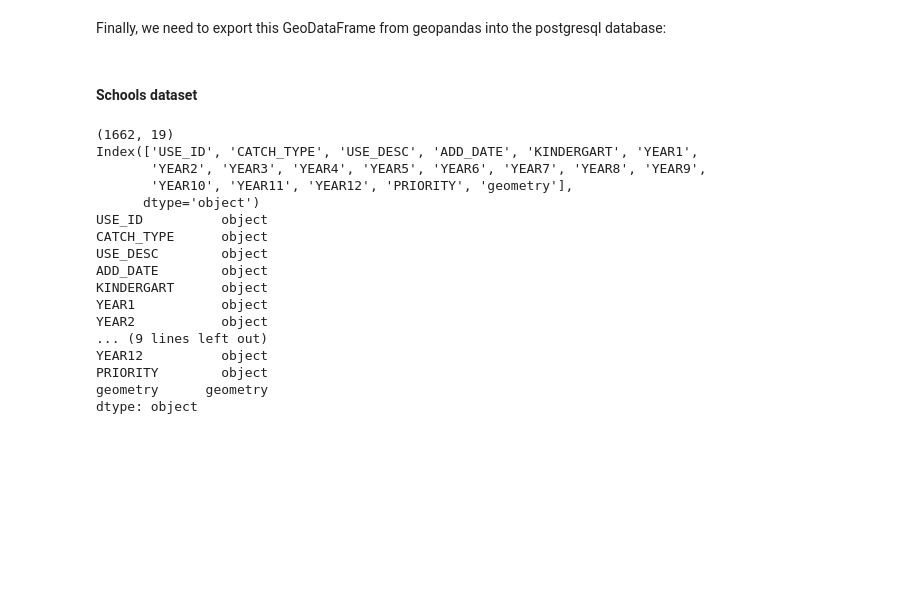
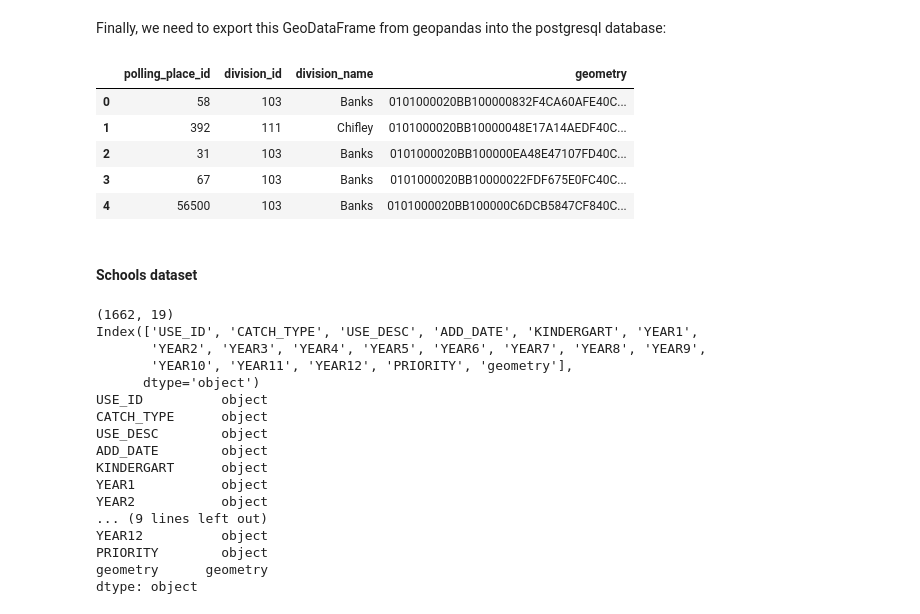
Before and after one commit to FixItChris/DATA2901, a Jupyter notebook: Report.ipynb, the cells around one changed output. Cells and saved outputs as stored; diff of their text form; code cells hidden in the pictures; blank space fills up the shorter version.

```diff
--- a/Report.ipynb
+++ b/Report.ipynb
@@ -410,15 +414,26 @@ polls_gdf.head()
 Finally, we need to export this GeoDataFrame from geopandas into the postgresql database:
 # %%
 # Adding to postgresql database
-polls_gdf.to_postgis("polls", conn, schema="sa2", if_exists="replace", index=False)
+sql = """
+DROP TABLE IF EXISTS polls;
+CREATE TABLE polls (
+    polling_place_id INTEGER PRIMARY KEY,
+    division_id INTEGER NOT NULL,
+    division_name VARCHAR(50) NOT NULL,
+    geometry GEOMETRY(POINT, 4283) NOT NULL
+);"""
+conn.execute(sql);
 
-# Setting primary key
-sql = """
-ALTER TABLE polls
-ADD PRIMARY KEY (polling_place_id);
-"""
-conn.execute(sql);
-#query(conn, "select * from polls")
+polls_gdf.to_postgis("polls", conn, schema="sa2", if_exists="append", index=False)
+
+query(conn, "SELECT * FROM polls LIMIT 5")
+# %% [output]
+|  | polling_place_id | division_id | division_name | geometry |
+| 0 | 58 | 103 | Banks | 0101000020BB100000832F4CA60AFE40C... |
+| 1 | 392 | 111 | Chifley | 0101000020BB10000048E17A14AEDF40C... |
+| 2 | 31 | 103 | Banks | 0101000020BB100000EA48E47107FD40C... |
+| 3 | 67 | 103 | Banks | 0101000020BB10000022FDF675E0FC40C... |
+| 4 | 56500 | 103 | Banks | 0101000020BB100000C6DCB5847CF840C... |
 # %% [markdown]
 #### Schools dataset
 # %%
```
Also changed, not shown: parts of 3 cells of this notebook.
